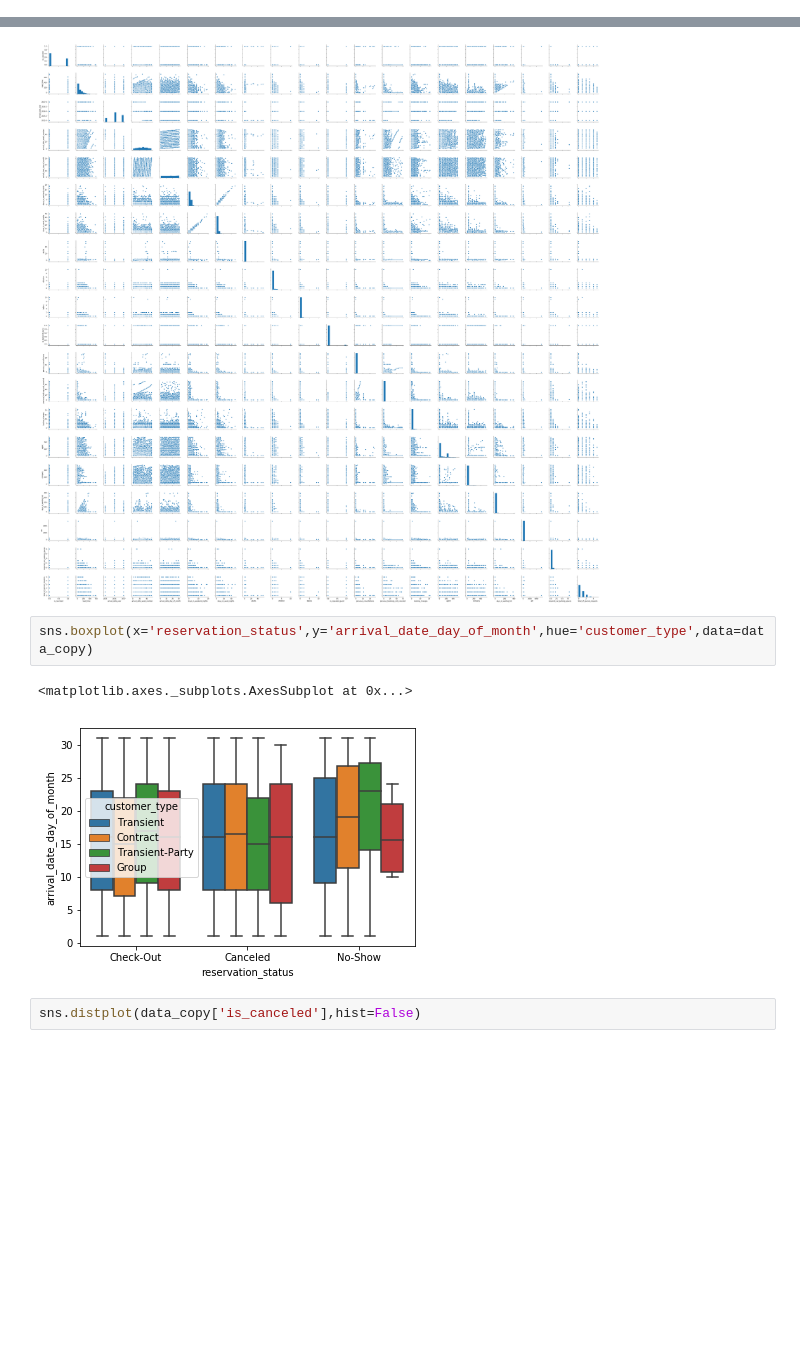
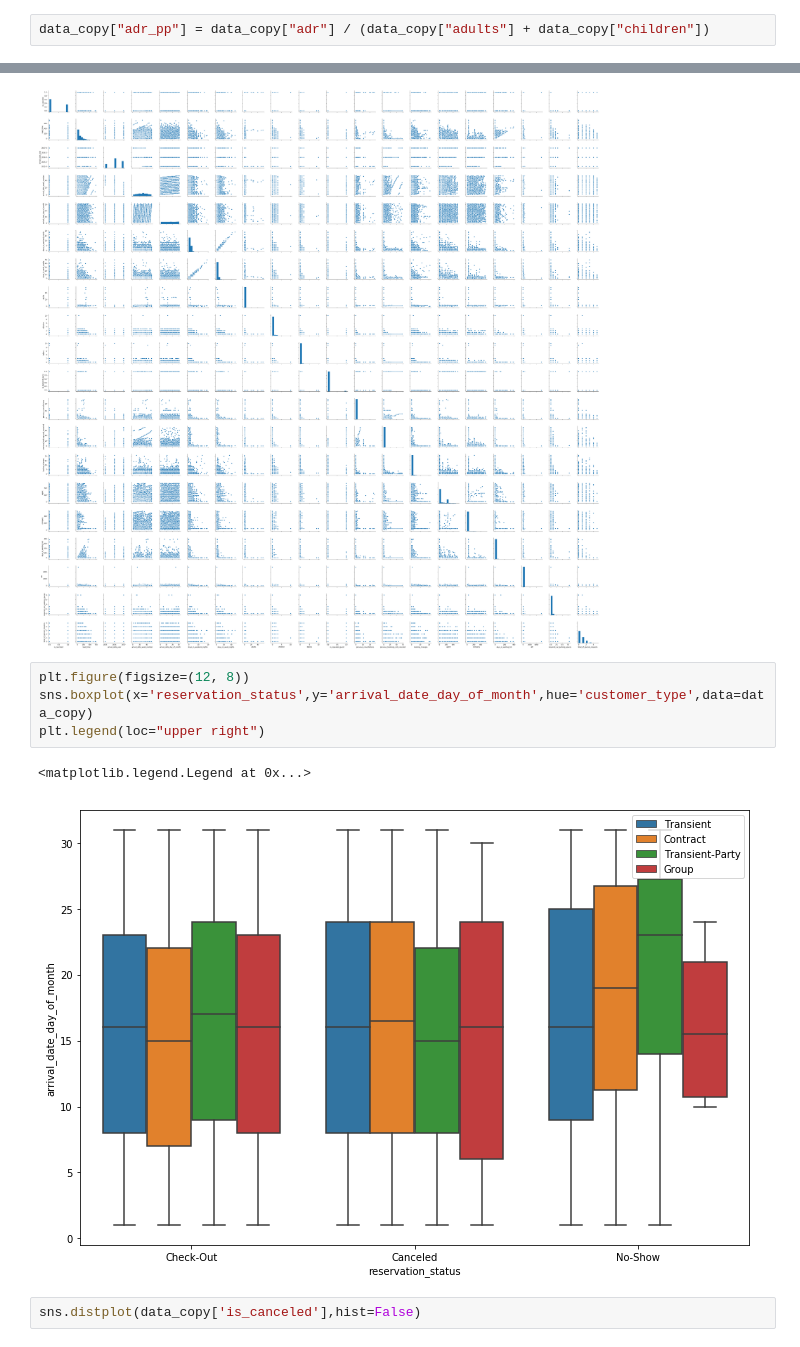
Before and after one commit to sushma-projects/March-17-2020ML-basics, a Jupyter notebook: Hotel-booking29-03-2020.ipynb, the cells around one changed output, grey strips where cells are left out. Drawn from its saved outputs; the diff is of its cells as text; blank space fills up the shorter version.

```diff
--- a/Hotel-booking29-03-2020.ipynb
+++ b/Hotel-booking29-03-2020.ipynb
@@ -319,0 +498,2 @@ Index(['hotel', 'arrival_date_month', 'meal', 'country', 'market_segment',
+# %%
+data_copy["adr_pp"] = data_copy["adr"] / (data_copy["adults"] + data_copy["children"])
@@ -375,10 +583,12 @@ sns.pairplot(data_copy)
 <seaborn.axisgrid.PairGrid at 0x...>
 [figure]
 # %%
+plt.figure(figsize=(12, 8))
 sns.boxplot(x='reservation_status',y='arrival_date_day_of_month',hue='customer_type',data=data_copy)
+plt.legend(loc="upper right")
 # %% [output]
-<matplotlib.axes._subplots.AxesSubplot at 0x...>
+<matplotlib.legend.Legend at 0x...>
-[figure, old version]
+[figure, new version]
 # %%
 sns.distplot(data_copy['is_canceled'],hist=False)
 # %% [output]
```
Also changed, not shown: parts of 21 cells of this notebook.
